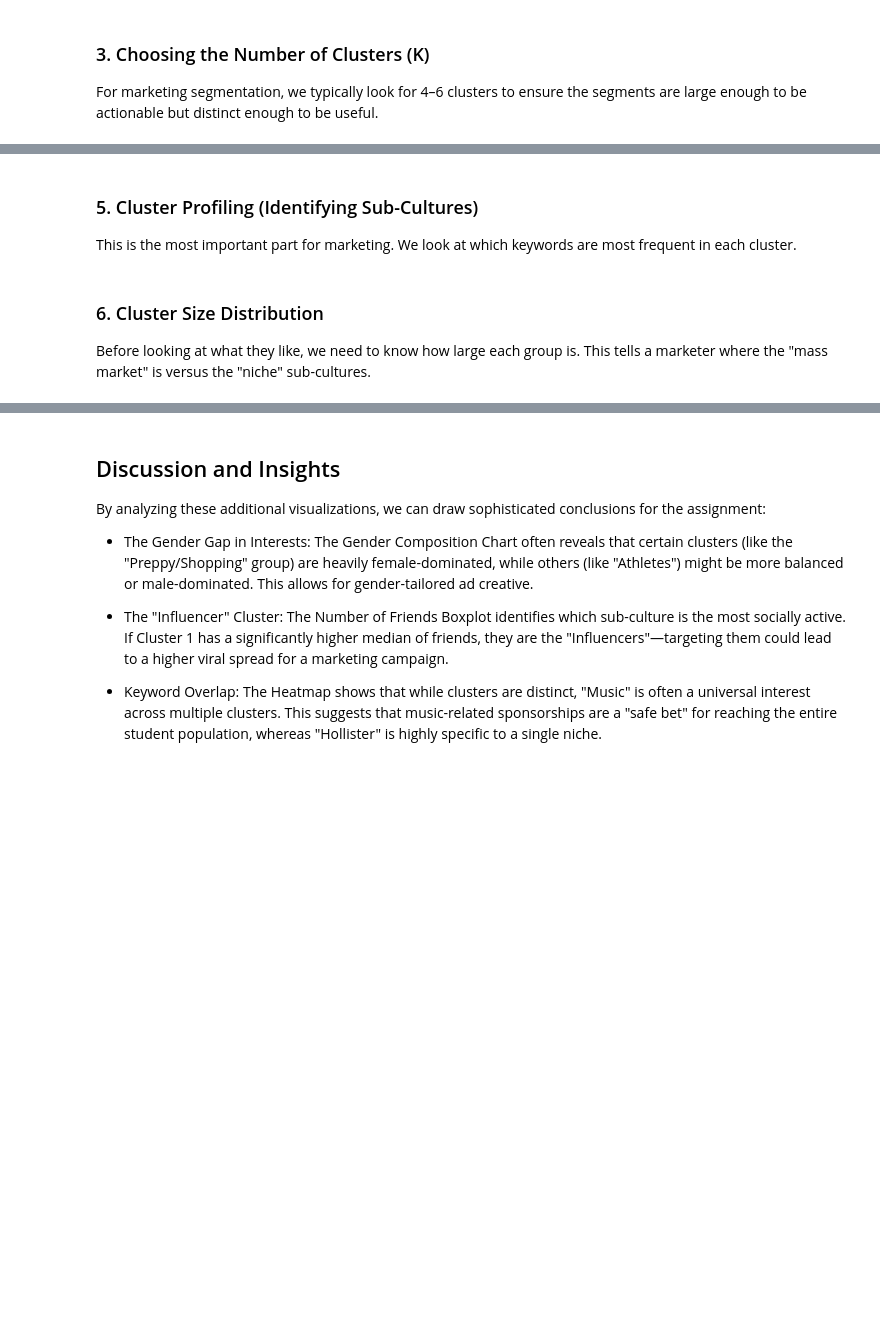
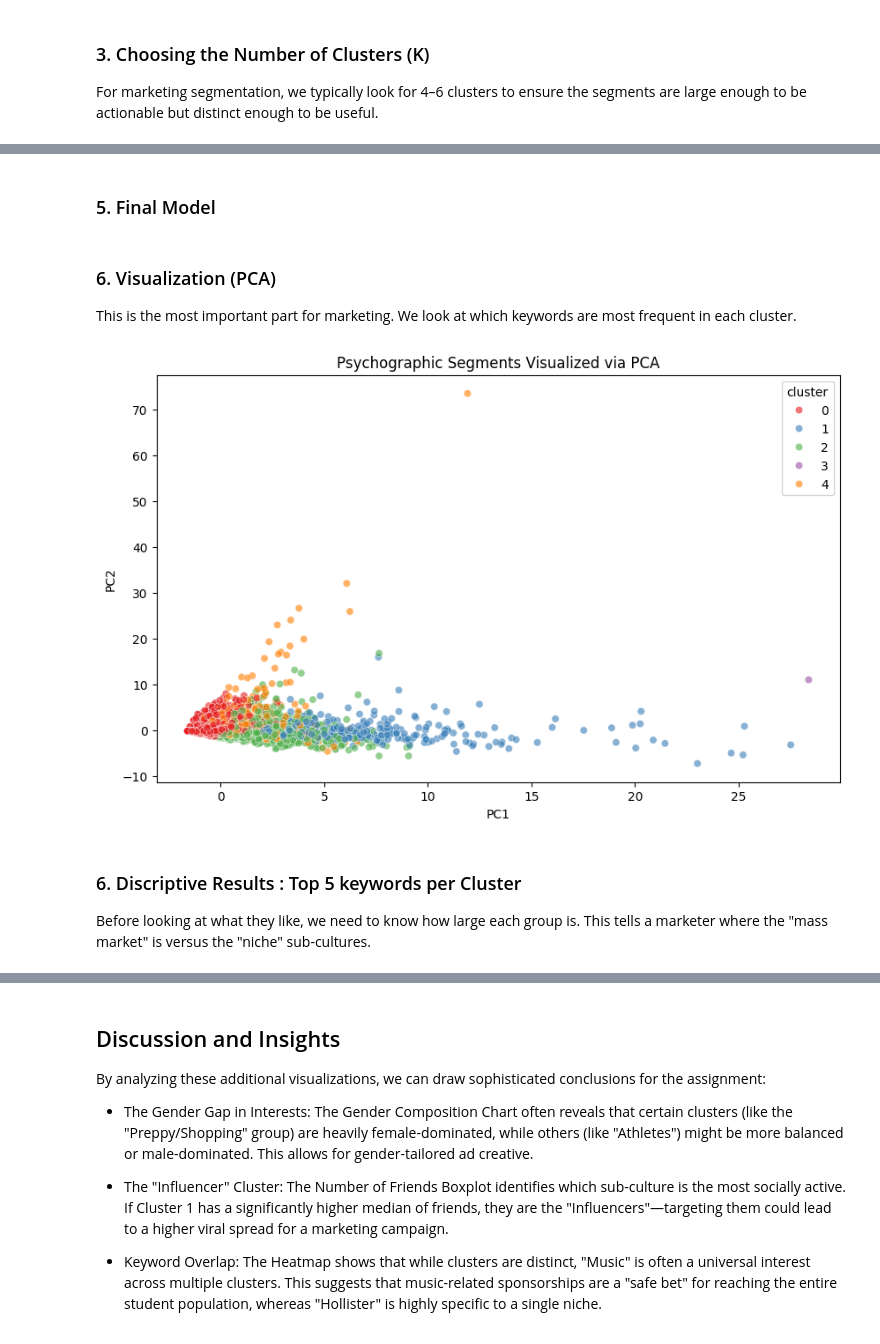
Before and after one commit to HashimHilal-QUT/Clustering, a Jupyter notebook: Social Media Interest/Social Media Interest Clustering for Marketing.ipynb, the cells around one changed output, grey strips where cells are left out. Saved outputs shown, nothing was run; the diff lists cells and outputs as text; code cells hidden in the pictures; blank space fills up the shorter version.

```diff
--- a/Social Media Interest/Social Media Interest Clustering for Marketing.ipynb
+++ b/Social Media Interest/Social Media Interest Clustering for Marketing.ipynb
@@ -90,17 +114,28 @@ plt.show()
+# %% [markdown]
+### 5. Final Model
+# %%
+# k= 5 is the Standard for this dataset
+kmeans = KMeans(n_clusters=5, init='k-means++', random_state=42, n_init=10)
+df['cluster'] = kmeans.fit_predict(interests_scaled)
 # %% [markdown]
-### 5. Cluster Profiling (Identifying Sub-Cultures)
+### 6. Visualization (PCA)
 
 This is the most important part for marketing. We look at which keywords are most frequent in each cluster.
 # %%
-# Examine the top interests for each cluster
-cluster_profile = df.groupby('Cluster').mean(numeric_only=True).iloc[:, 4:] # focus on interests
+# Visualization (PCA)
+pca = PCA(n_components=2)
+pca_data = pca.fit_transform(interests_scaled)
+pca_df = pd.DataFrame(pca_data, columns=['PC1', 'PC2'])
+pca_df['cluster'] = df['cluster']
 
-# Let's find the top 5 keywords for each cluster
-for i in range(optimal_k):
-    print(f"\n--- Cluster {i} Top Interests ---")
-    print(cluster_profile.loc[i].sort_values(ascending=False).head(5))
+plt.figure(figsize=(10, 6))
+sns.scatterplot(x='PC1', y='PC2', hue='cluster', data=pca_df, palette='Set1', alpha=0.6)
+plt.title('Psychographic Segments Visualized via PCA')
+plt.show()
+# %% [output]
+[figure, added]
 # %% [markdown]
-### 6. Cluster Size Distribution
+### 6. Discriptive Results : Top 5 keywords per Cluster
 
 Before looking at what they like, we need to know how large each group is. This tells a marketer where the "mass market" is versus the "niche" sub-cultures.
 # %%
```
Also changed, not shown: parts of 13 cells of this notebook.
